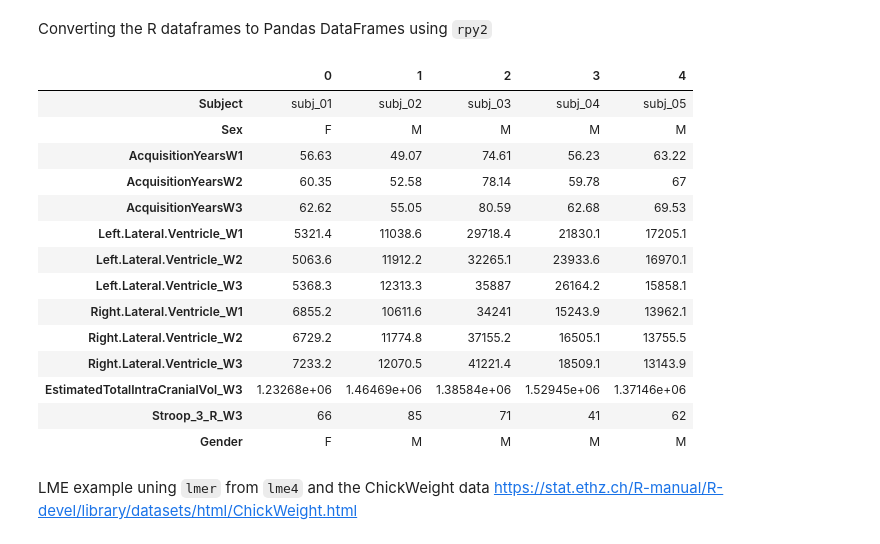
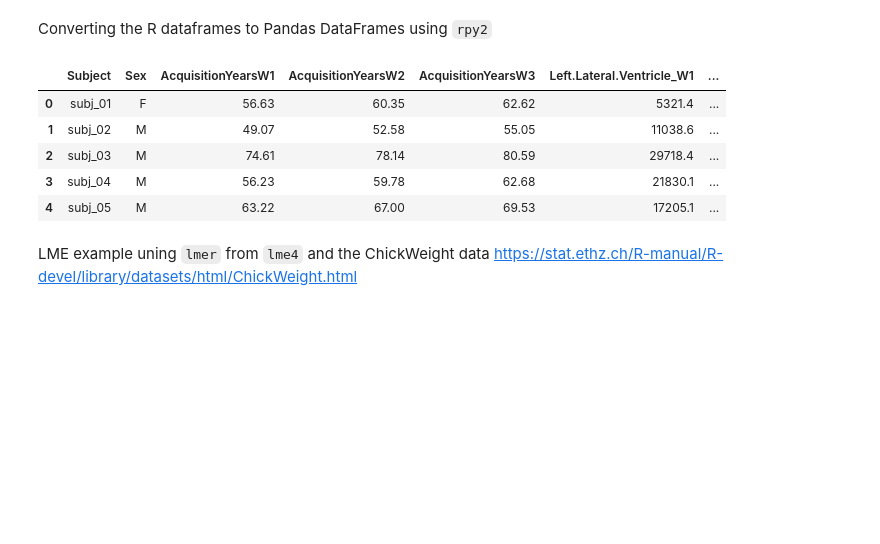
Before and after one commit to arvidl/lvv-ri, a Jupyter notebook: notebooks/0.0-test.ipynb, the cells around one changed output. Drawn from its saved outputs; the diff is of its cells as text; code cells hidden in the pictures; blank space fills up the shorter version.

```diff
--- a/notebooks/0.0-test.ipynb
+++ b/notebooks/0.0-test.ipynb
@@ -535,23 +459,14 @@ pandas2ri.activate()
 
 pd_data = r['data']
 # %%
-pd_data.head().T
+pd_data.head()
 # %% [output]
-|  | 0 | 1 | 2 | 3 | 4 |
-| Subject | subj_01 | subj_02 | subj_03 | subj_04 | subj_05 |
-| Sex | F | M | M | M | M |
-| AcquisitionYearsW1 | 56.63 | 49.07 | 74.61 | 56.23 | 63.22 |
-| AcquisitionYearsW2 | 60.35 | 52.58 | 78.14 | 59.78 | 67 |
-| AcquisitionYearsW3 | 62.62 | 55.05 | 80.59 | 62.68 | 69.53 |
-| Left.Lateral.Ventricle_W1 | 5321.4 | 11038.6 | 29718.4 | 21830.1 | 17205.1 |
-| Left.Lateral.Ventricle_W2 | 5063.6 | 11912.2 | 32265.1 | 23933.6 | 16970.1 |
-| Left.Lateral.Ventricle_W3 | 5368.3 | 12313.3 | 35887 | 26164.2 | 15858.1 |
-| Right.Lateral.Ventricle_W1 | 6855.2 | 10611.6 | 34241 | 15243.9 | 13962.1 |
-| Right.Lateral.Ventricle_W2 | 6729.2 | 11774.8 | 37155.2 | 16505.1 | 13755.5 |
-| Right.Lateral.Ventricle_W3 | 7233.2 | 12070.5 | 41221.4 | 18509.1 | 13143.9 |
-| EstimatedTotalIntraCranialVol_W3 | 1.23268e+06 | 1.46469e+06 | 1.38584e+06 | 1.52945e+06 | 1.37146e+06 |
-| Stroop_3_R_W3 | 66 | 85 | 71 | 41 | 62 |
-| Gender | F | M | M | M | M |
+|  | Subject | Sex | AcquisitionYearsW1 | AcquisitionYearsW2 | AcquisitionYearsW3 | Left.Lateral.Ventricle_W1 | ... |
+| 0 | subj_01 | F | 56.63 | 60.35 | 62.62 | 5321.4 | ... |
+| 1 | subj_02 | M | 49.07 | 52.58 | 55.05 | 11038.6 | ... |
+| 2 | subj_03 | M | 74.61 | 78.14 | 80.59 | 29718.4 | ... |
+| 3 | subj_04 | M | 56.23 | 59.78 | 62.68 | 21830.1 | ... |
+| 4 | subj_05 | M | 63.22 | 67.00 | 69.53 | 17205.1 | ... |
 # %% [markdown]
 LME example uning `lmer` from `lme4` and the ChickWeight data https://stat.ethz.ch/R-manual/R-devel/library/datasets/html/ChickWeight.html
 # %%
```
Also changed, not shown: parts of 7 cells of this notebook, 20 other files.
